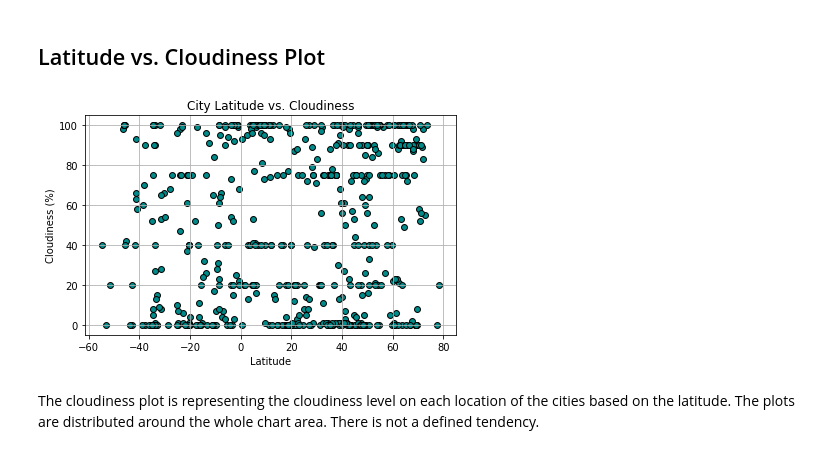
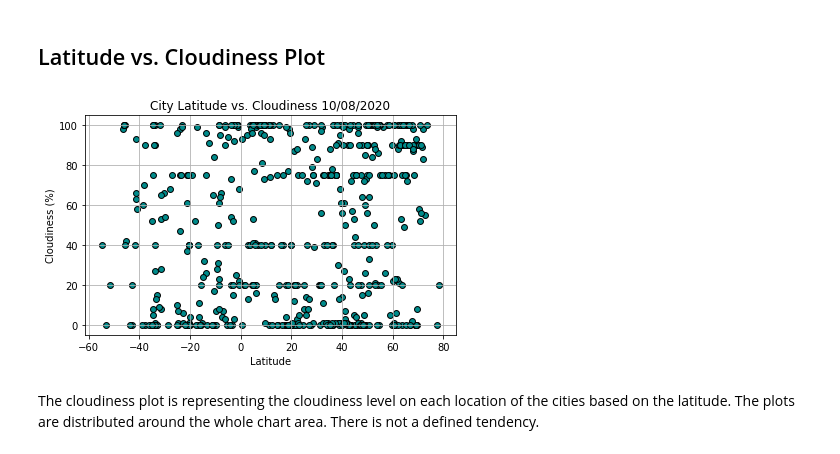
Before and after one commit to manuelamc14/api-demostrations, a Jupyter notebook: WeatherPy/WeatherPy.ipynb, the cells around one changed output. Saved outputs shown, nothing was run; the diff lists cells and outputs as text; code cells hidden in the pictures.

```diff
--- a/WeatherPy/WeatherPy.ipynb
+++ b/WeatherPy/WeatherPy.ipynb
@@ -248,13 +248,13 @@ The humidity plot is representing the humidity level on each location of the cit
 # %%
 cloudiness_plot = organized_cities_temperature_df.plot(kind='scatter', x="Lat", y="Cloudiness", marker="o", c="darkcyan", grid=True, s=35, edgecolor = "black")
 cloudiness_plot.set_ylabel("Cloudiness (%)")
 cloudiness_plot.set_xlabel("Latitude")
-cloudiness_plot.set_title("City Latitude vs. Cloudiness")
+cloudiness_plot.set_title("City Latitude vs. Cloudiness 10/08/2020")
 plt.ylim(-5, 105)
 plt.tight_layout()
 plt.savefig("Images/cloudiness.png")
 # %% [output]
-[figure, old version]
+[figure, new version]
 # %% [markdown]
 The cloudiness plot is representing the cloudiness level on each location of the cities based on the latitude. The plots are distributed around the whole chart area. There is not a defined tendency.
 # %% [markdown]
```
Also changed, not shown: parts of 4 cells of this notebook.
